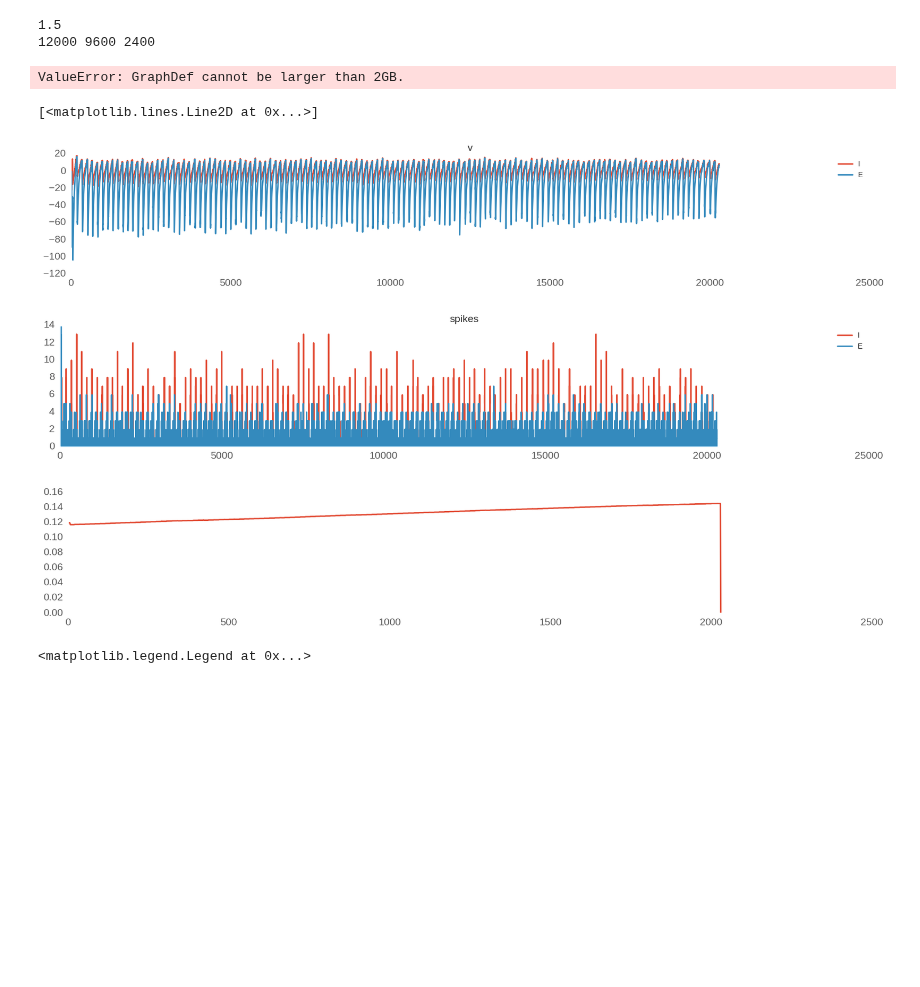
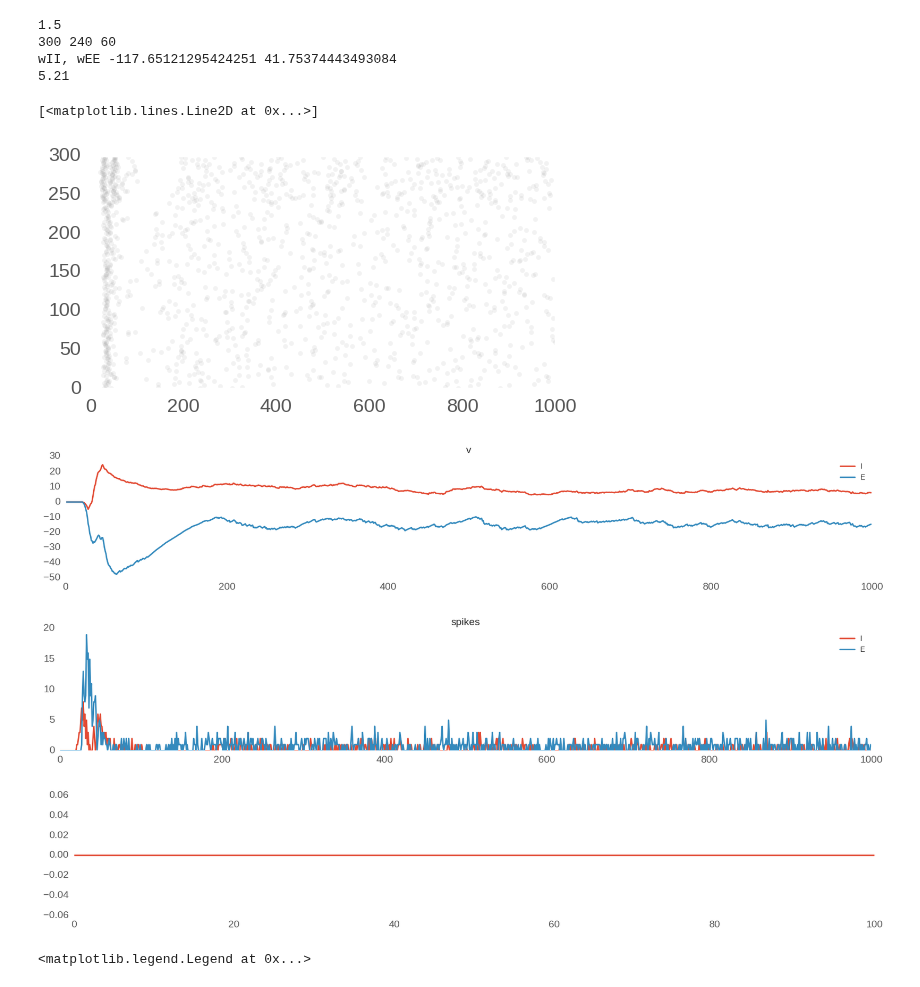
Before and after one commit to gpernelle/cortex, a Jupyter notebook: notebooks/E_and_I.ipynb, the cells around one changed output. Drawn from its saved outputs; the diff is of its cells as text; code cells hidden in the pictures; blank space fills up the shorter version.

```diff
--- a/notebooks/E_and_I.ipynb
+++ b/notebooks/E_and_I.ipynb
@@ -222,8 +222,8 @@ class TfSingleNet:
                 ps([WII, vv, vectI])
 
                 iChem_ = iChem + \
-                          dt / 5 * (-iChem + tf.matmul(WII + WEI, tf.to_float(vv))) + \
-                         dt / 10 * (-iChem + tf.matmul(WEE + WIE, tf.to_float(vv)))
+                          dt / 10 * (-iChem + tf.matmul(WII + WEI, tf.to_float(vv))) + \
+                         dt / 40 * (-iChem + tf.matmul(WEE + WIE, tf.to_float(vv)))
                 # current
                 iBack_ = iBack + dt / 5 * (-iBack + tf.random_normal((N, 1), mean=0.0, stddev=1.0, dtype=tf.float32,
                                                                      seed=None, name=None))
@@ -400,17 +400,17 @@ class TfSingleNet:
         print('%.2f' % (time.time() - t0))
         self.sess.close()
 # %%
-N, g, tauv, i, nu = 12000, 7,15,0,100
-T = 20300
+N, g, tauv, i, nu = 300, 0,15,0,100
+T = 1000
 
 gpu = TfSingleNet(N=N,
                   T=T,
                   disp=False,
                   tauv=45,
                   device='/gpu:0',
-                  spikeMonitor=False,
+                  spikeMonitor=True,
                   g0=g,
-                  startPlast = 10,
+                  startPlast = 100000,
                   NUM_CORES = 1)
 # gpu.input = apple
 print(gpu.lowspthresh)
@@ -423,38 +423,40 @@ gpu.nuE = 140
 gpu.nuI = 100
 gpu.ratio = 1
 gpu.FACT = 50
-gpu.wII = -1000
-gpu.wIE = -3000
+gpu.wII = -700
+gpu.wIE = -4000
 gpu.wEE = 1000
-gpu.wEI = 1000
+gpu.wEI = 1400
 gpu.runTFSimul()
 # %% [output]
 1.5
-12000 9600 2400
+300 240 60
+wII, wEE -117.65121295424251 41.75374443493084
+5.21
-ValueError: GraphDef cannot be larger than 2GB.
 # %%
 
-# plotRaster(gpu.raster)
+plotRaster(gpu.raster)
 # plt.xlim([19000,20000])
 f()
 plt.plot(gpu.icmI, label='I')
 plt.plot(gpu.icmE, label='E')
 plt.title('v')
 plt.legend()
 
 f()
 plt.plot(gpu.vvmI, label='I')
 plt.plot(gpu.vvmE, label='E')
 plt.title('spikes')
 plt.legend()
 
 f()
 plt.plot(gpu.gamma)
 # %% [output]
 [<matplotlib.lines.Line2D at 0x...>]
-[figure, old version]
+[figure, new version]
-[figure, old version]
+[figure, new version]
-[figure, old version]
+[figure, new version]
+[figure, added]
 # %%
 # plt.imshow(gpu.WII)
 # plt.colorbar()
```
Also changed, not shown: parts of 1 cell of this notebook, 9 other files.
